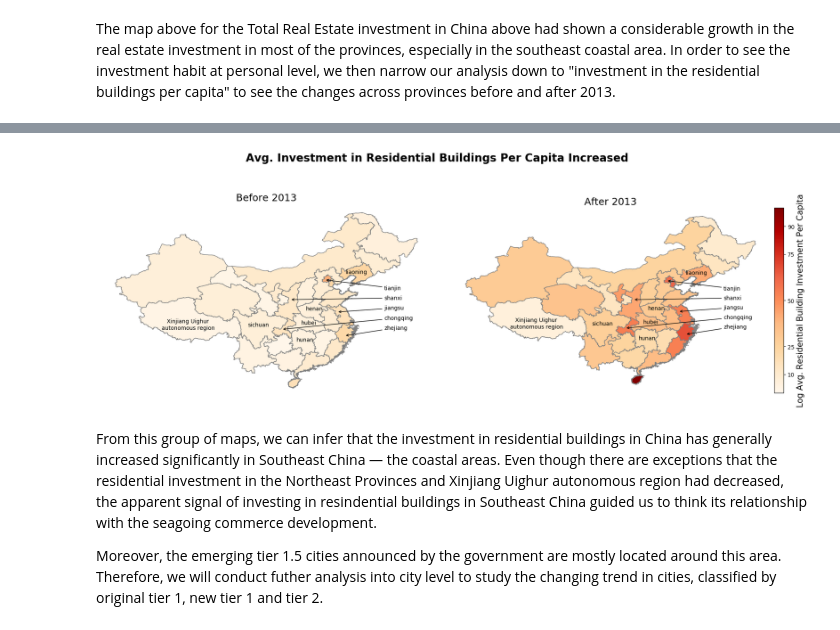
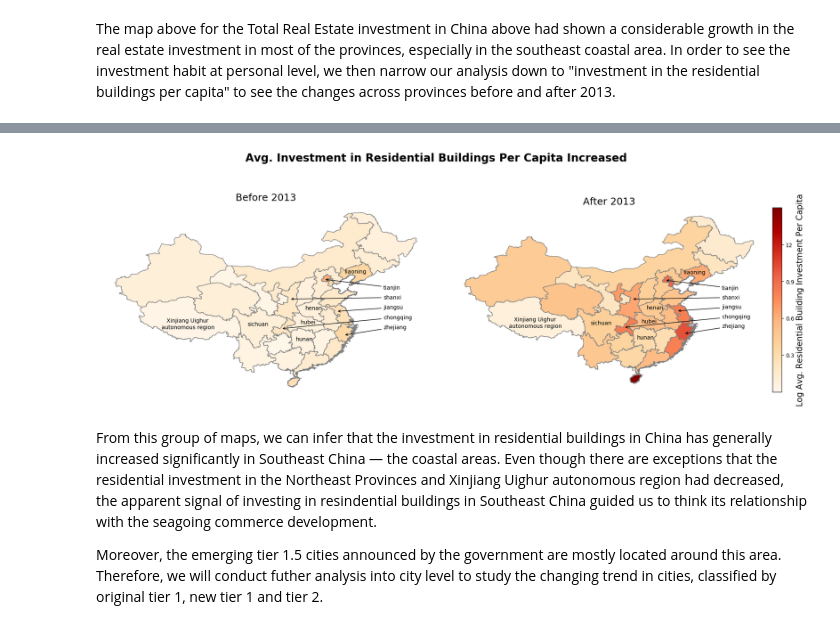
Before and after one commit to CherryCai03/Data_Bootcamp_Final_Project, a Jupyter notebook: cai_wang_final_project.ipynb, the cells around one changed output, grey strips where cells are left out. Saved outputs shown, nothing was run; the diff lists cells and outputs as text; code cells hidden in the pictures.

```diff
--- a/cai_wang_final_project.ipynb
+++ b/cai_wang_final_project.ipynb
@@ -983,8 +984,8 @@ cbr = fig.colorbar(sm, cax=cax)
 cbr.set_label('Log Avg. Residential Building Investment Per Capita', fontsize = 15)
 cbr.set_alpha(0.15)
 
-cbr.set_ticks([0.10, 0.25,0.50,0.75, 0.90])
-cbr.set_ticklabels(["10","25","50","75","90"], update_ticks=True)
+cbr.set_ticks([0.2, 0.4, 0.6, 0.8])
+cbr.set_ticklabels(["0.3","0.6","0.9","12"], update_ticks=True)
 
 # set subtitle
 ax1.set_title("Before 2013", fontsize = 18)
@@ -1038,34 +1039,34 @@ ax2.annotate("jiangsu", xy=(118.5, 33.5), xytext=(128, 34),
 
 ax2.annotate("zhejiang", xy=(120, 28.7), xytext=(128, 30),
             arrowprops={'facecolor':'black',  'arrowstyle':'->'})
 
 ax2.annotate("chongqing", xy=(107.3, 30), xytext=(128, 32),
             arrowprops={'facecolor':'black',  'arrowstyle':'->'})
 
 # remove the unneccessary spines
 ax1.spines["right"].set_visible(False)
 ax1.spines["top"].set_visible(False)
 ax1.spines["left"].set_visible(False)
 ax1.spines["bottom"].set_visible(False)
 
 ax2.spines["right"].set_visible(False)
 ax2.spines["top"].set_visible(False)
 ax2.spines["left"].set_visible(False)
 ax2.spines["bottom"].set_visible(False)
 
 ax1.get_xaxis().set_visible(False)
 ax1.get_yaxis().set_visible(False)
 
 ax2.get_xaxis().set_visible(False)
 ax2.get_yaxis().set_visible(False)
 
 fig.suptitle("Avg. Investment in Residential Buildings Per Capita Increased", x = 0.5, y = 0.65,
              fontweight = "bold", fontsize = 20) # set the title for the entire plot
 
 # Here we download the graph
 fig.savefig('Avg. Investment in Residential Buildings Per Capita Increased.png')
 # %% [output]
-[figure, old version]
+[figure, new version]
 # %% [markdown]
 From this group of maps, we can infer that the investment in residential buildings in China has generally increased significantly in Southeast China — the coastal areas. Even though there are exceptions that the residential investment in the Northeast Provinces and Xinjiang Uighur autonomous region had decreased, the apparent signal of investing in resindential buildings in Southeast China guided us to think its relationship with the seagoing commerce development.
 
```
Also changed, not shown: parts of 1 cell of this notebook, 4 other files.
